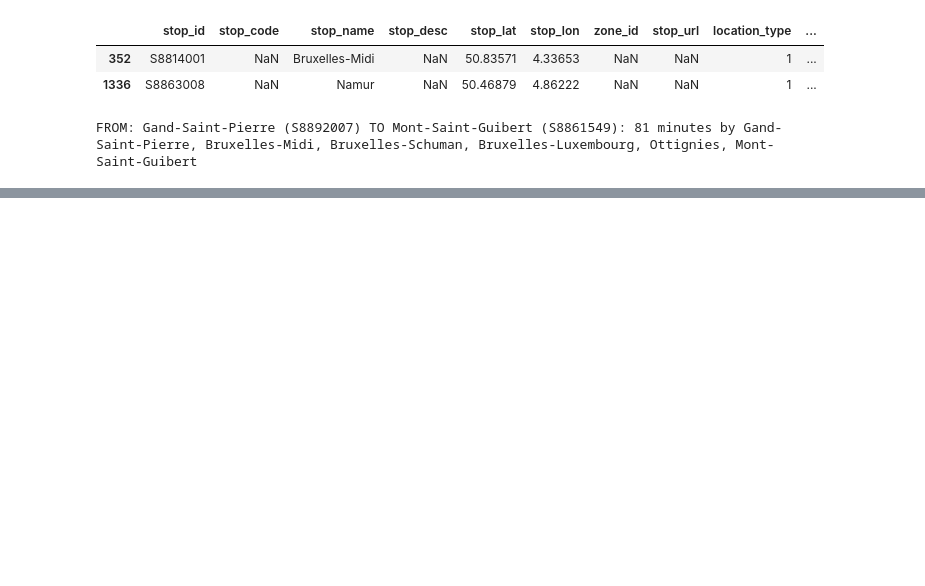
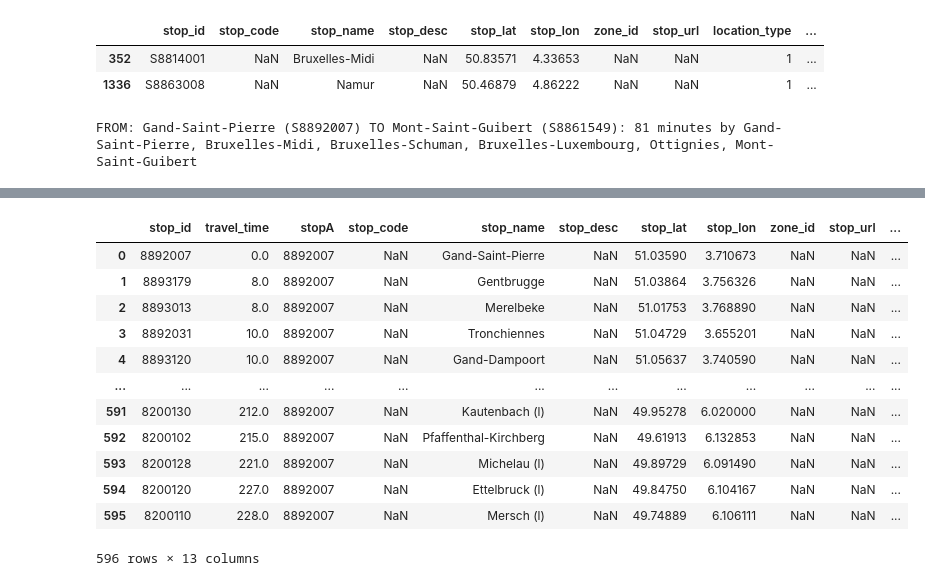
Before and after one commit to sagitta1618/sides, a Jupyter notebook: belgian-rail.ipynb, the cells around one changed output, grey strips where cells are left out. Cells and saved outputs as stored; diff of their text form; code cells hidden in the pictures; blank space fills up the shorter version.

```diff
--- a/belgian-rail.ipynb
+++ b/belgian-rail.ipynb
@@ -569,4 +586,34 @@ dfiso
 553 rows × 13 columns
+# %%
+# using the network we look for the shortest path between A and B
+stopA = 'Gand-Saint-Pierre'  # from which to draw the isochrone
+stop_idA = dfstops[dfstops['stop_name'].eq(stopA) & dfstops['location_type'].eq(1)]['stop_id'].values[0]
+other_stop_ids = dfstops[dfstops['stop_id'].ne(stop_idA)]['stop_id']
+
+# compute time from node A to all other nodes
+travelTimes = nx.shortest_path_length(G, stop_idA[1:], weight='time')
+
+dfiso = pd.DataFrame()
+dfiso['stop_id'] = travelTimes.keys()
+dfiso['travel_time'] = np.round(list(travelTimes.values()), 0)
+dfiso['stopA'] = stop_idA[1:]
+dfiso = dfiso.merge(dfstops, how='left')
+dfiso.to_csv(datadir + 'dfiso.csv', index=False)
+dfiso
+# %% [output]
+|  | stop_id | travel_time | stopA | stop_code | stop_name | stop_desc | stop_lat | stop_lon | zone_id | stop_url | ... |
+| 0 | 8892007 | 0.0 | 8892007 | NaN | Gand-Saint-Pierre | NaN | 51.03590 | 3.710673 | NaN | NaN | ... |
+| 1 | 8893179 | 8.0 | 8892007 | NaN | Gentbrugge | NaN | 51.03864 | 3.756326 | NaN | NaN | ... |
+| 2 | 8893013 | 8.0 | 8892007 | NaN | Merelbeke | NaN | 51.01753 | 3.768890 | NaN | NaN | ... |
+| 3 | 8892031 | 10.0 | 8892007 | NaN | Tronchiennes | NaN | 51.04729 | 3.655201 | NaN | NaN | ... |
+| 4 | 8893120 | 10.0 | 8892007 | NaN | Gand-Dampoort | NaN | 51.05637 | 3.740590 | NaN | NaN | ... |
+| ... | ... | ... | ... | ... | ... | ... | ... | ... | ... | ... | ... |
+| 591 | 8200130 | 212.0 | 8892007 | NaN | Kautenbach (l) | NaN | 49.95278 | 6.020000 | NaN | NaN | ... |
+| 592 | 8200102 | 215.0 | 8892007 | NaN | Pfaffenthal-Kirchberg | NaN | 49.61913 | 6.132853 | NaN | NaN | ... |
+| 593 | 8200128 | 221.0 | 8892007 | NaN | Michelau (l) | NaN | 49.89729 | 6.091490 | NaN | NaN | ... |
+| 594 | 8200120 | 227.0 | 8892007 | NaN | Ettelbruck (l) | NaN | 49.84750 | 6.104167 | NaN | NaN | ... |
+| 595 | 8200110 | 228.0 | 8892007 | NaN | Mersch (l) | NaN | 49.74889 | 6.106111 | NaN | NaN | ... |
+596 rows × 13 columns
 # %%
 dfiso[dfiso['stop_name'].isin(['Rhisnes', 'Namur', 'Gembloux', 'Beuzet'])]
 # %% [output]
```
Also changed, not shown: parts of 11 cells of this notebook, 2 other files.
